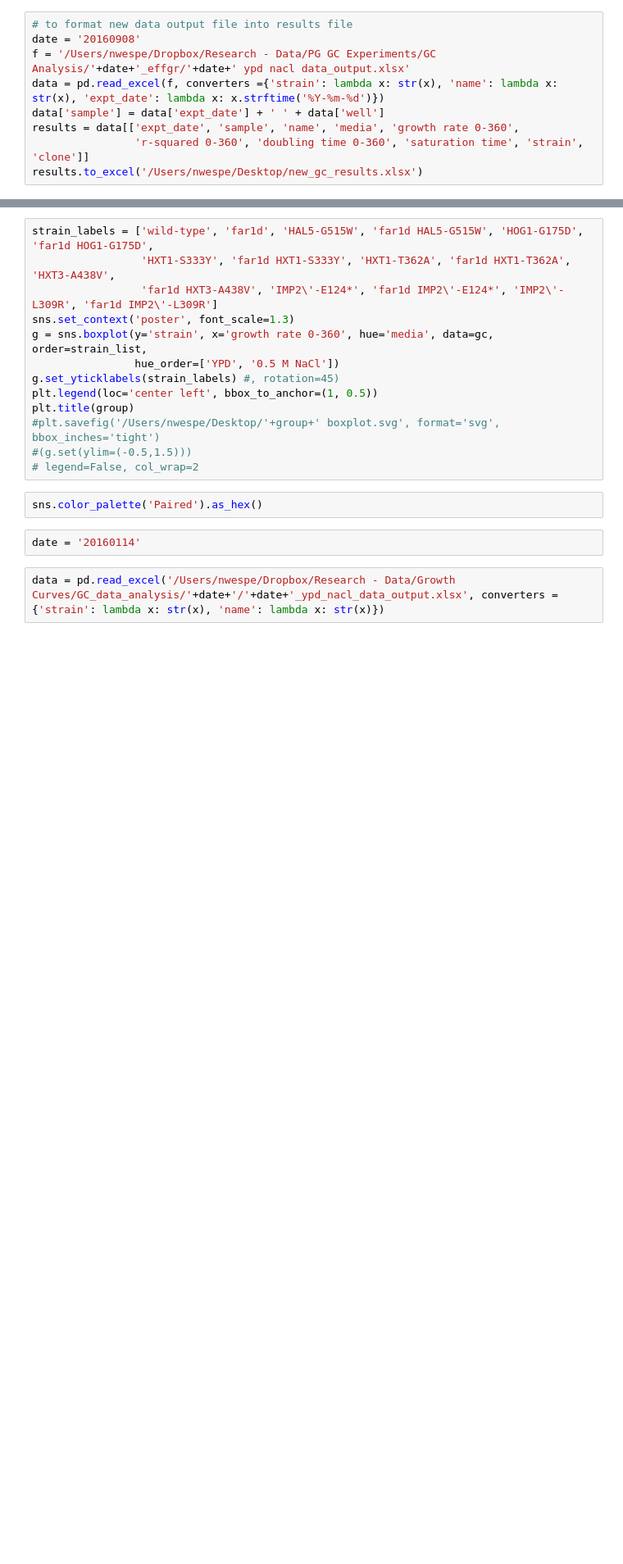
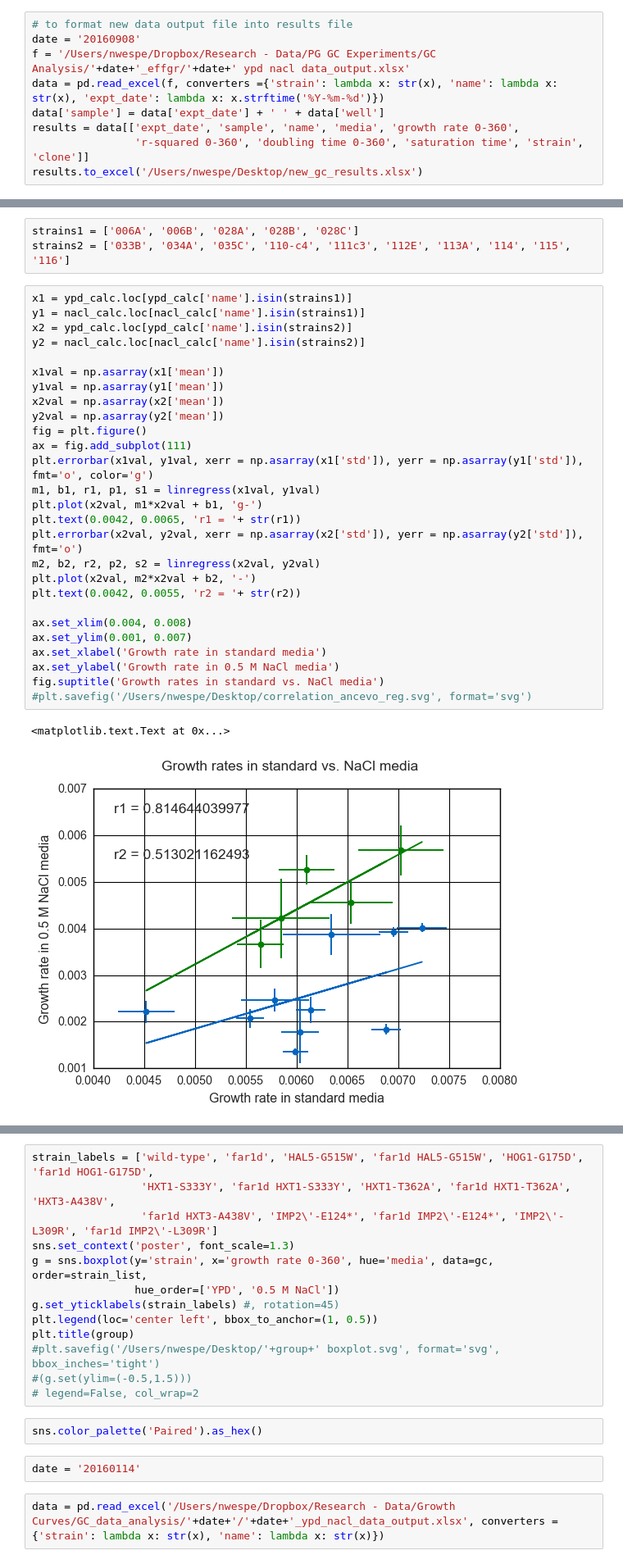
Before and after one commit to sriramsrikant/OD_growth_finder, a Jupyter notebook: analyze_gc_results.ipynb, the cells around one changed output, grey strips where cells are left out. Shown at 82% size. Drawn from its saved outputs; the diff is of its cells as text; blank space fills up the shorter version.

```diff
--- a/analyze_gc_results.ipynb
+++ b/analyze_gc_results.ipynb
@@ -81,0 +193,33 @@ array(['003', '006A', '115', '209', '116', '210', '190', '226', '191',
+# %%
+strains1 = ['006A', '006B', '028A', '028B', '028C']
+strains2 = ['033B', '034A', '035C', '110-c4', '111c3', '112E', '113A', '114', '115', '116']
+# %%
+x1 = ypd_calc.loc[ypd_calc['name'].isin(strains1)]
+y1 = nacl_calc.loc[nacl_calc['name'].isin(strains1)]
+x2 = ypd_calc.loc[ypd_calc['name'].isin(strains2)]
+y2 = nacl_calc.loc[nacl_calc['name'].isin(strains2)]
+
+x1val = np.asarray(x1['mean'])
+y1val = np.asarray(y1['mean'])
+x2val = np.asarray(x2['mean'])
+y2val = np.asarray(y2['mean'])
+fig = plt.figure()
+ax = fig.add_subplot(111)
+plt.errorbar(x1val, y1val, xerr = np.asarray(x1['std']), yerr = np.asarray(y1['std']), fmt='o', color='g')
+m1, b1, r1, p1, s1 = linregress(x1val, y1val)
+plt.plot(x2val, m1*x2val + b1, 'g-')
+plt.text(0.0042, 0.0065, 'r1 = '+ str(r1))
+plt.errorbar(x2val, y2val, xerr = np.asarray(x2['std']), yerr = np.asarray(y2['std']), fmt='o')
+m2, b2, r2, p2, s2 = linregress(x2val, y2val)
+plt.plot(x2val, m2*x2val + b2, '-')
+plt.text(0.0042, 0.0055, 'r2 = '+ str(r2))
+
+ax.set_xlim(0.004, 0.008)
+ax.set_ylim(0.001, 0.007)
+ax.set_xlabel('Growth rate in standard media')
+ax.set_ylabel('Growth rate in 0.5 M NaCl media')
+fig.suptitle('Growth rates in standard vs. NaCl media')
+#plt.savefig('/Users/nwespe/Desktop/correlation_ancevo_reg.svg', format='svg')
+# %% [output]
+<matplotlib.text.Text at 0x...>
+[figure, added]
```
Also changed, not shown: parts of 38 cells of this notebook, 2 other files.
